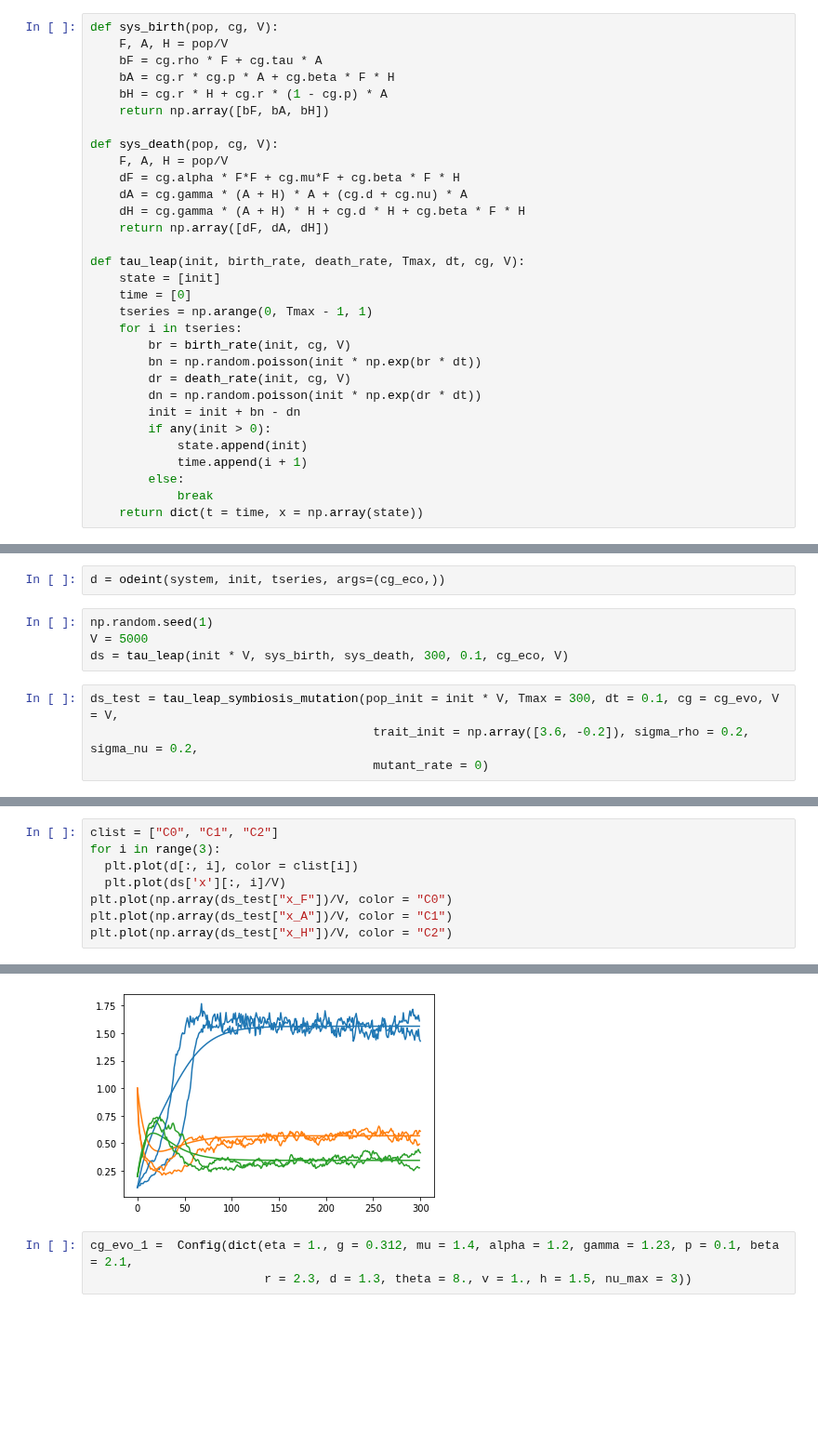
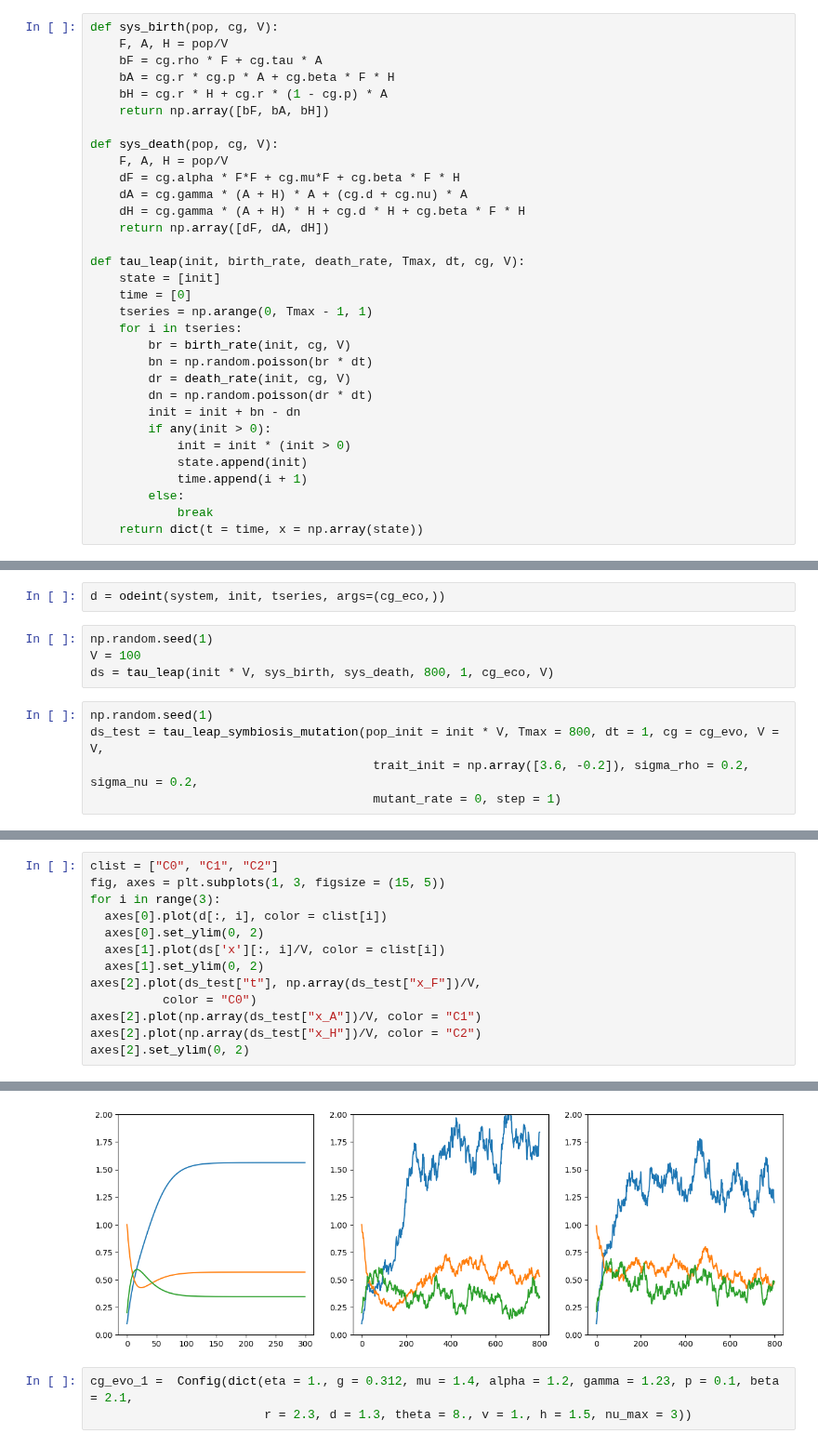
Before and after one commit to linh-phuong/symbiosis_3D_tradeoff, a Jupyter notebook: symbiosis_3D_tradeoff.ipynb, the cells around one changed output, grey strips where cells are left out. Shown at 93% size. Drawn from its saved outputs; the diff is of its cells as text; blank space fills up the shorter version.

Commit message:
adjustment in the poisson distribution of rate

```diff
--- a/symbiosis_3D_tradeoff.ipynb
+++ b/symbiosis_3D_tradeoff.ipynb
@@ -62,11 +62,12 @@ def tau_leap(init, birth_rate, death_rate, Tmax, dt, cg, V):
     tseries = np.arange(0, Tmax - 1, 1)
     for i in tseries:
         br = birth_rate(init, cg, V)
-        bn = np.random.poisson(init * np.exp(br * dt))
+        bn = np.random.poisson(br * dt)
         dr = death_rate(init, cg, V)
-        dn = np.random.poisson(init * np.exp(dr * dt))
+        dn = np.random.poisson(dr * dt)
         init = init + bn - dn
         if any(init > 0):
+            init = init * (init > 0)
             state.append(init)
             time.append(i + 1)
         else:
@@ -215,9 +255,10 @@ tseries = np.linspace(0, 10, 300)
 d = odeint(system, init, tseries, args=(cg_eco,))
 # %%
 np.random.seed(1)
-V = 5000
-ds = tau_leap(init * V, sys_birth, sys_death, 300, 0.1, cg_eco, V)
+V = 100
+ds = tau_leap(init * V, sys_birth, sys_death, 800, 1, cg_eco, V)
 # %%
-ds_test = tau_leap_symbiosis_mutation(pop_init = init * V, Tmax = 300, dt = 0.1, cg = cg_evo, V = V,
+np.random.seed(1)
+ds_test = tau_leap_symbiosis_mutation(pop_init = init * V, Tmax = 800, dt = 1, cg = cg_evo, V = V,
                                        trait_init = np.array([3.6, -0.2]), sigma_rho = 0.2, sigma_nu = 0.2,
-                                       mutant_rate = 0)
+                                       mutant_rate = 0, step = 1)
@@ -224,9 +269,14 @@ ds_test = tau_leap_symbiosis_mutation(pop_init = init * V, Tmax = 300, dt = 0.1,
 # %%
 clist = ["C0", "C1", "C2"]
+fig, axes = plt.subplots(1, 3, figsize = (15, 5))
 for i in range(3):
-  plt.plot(d[:, i], color = clist[i])
-  plt.plot(ds['x'][:, i]/V)
-plt.plot(np.array(ds_test["x_F"])/V, color = "C0")
-plt.plot(np.array(ds_test["x_A"])/V, color = "C1")
-plt.plot(np.array(ds_test["x_H"])/V, color = "C2")
+  axes[0].plot(d[:, i], color = clist[i])
+  axes[0].set_ylim(0, 2)
+  axes[1].plot(ds['x'][:, i]/V, color = clist[i])
+  axes[1].set_ylim(0, 2)
+axes[2].plot(ds_test["t"], np.array(ds_test["x_F"])/V,
+          color = "C0")
+axes[2].plot(np.array(ds_test["x_A"])/V, color = "C1")
+axes[2].plot(np.array(ds_test["x_H"])/V, color = "C2")
+axes[2].set_ylim(0, 2)
 # %% [output]
@@ -234,4 +284,4 @@ plt.plot(np.array(ds_test["x_H"])/V, color = "C2")
-[figure, old version]
+[figure, new version]
 # %%
 cg_evo_1 =  Config(dict(eta = 1., g = 0.312, mu = 1.4, alpha = 1.2, gamma = 1.23, p = 0.1, beta = 2.1,
                         r = 2.3, d = 1.3, theta = 8., v = 1., h = 1.5, nu_max = 3))
```
Also changed, not shown: parts of 11 cells of this notebook, 1 other file.
